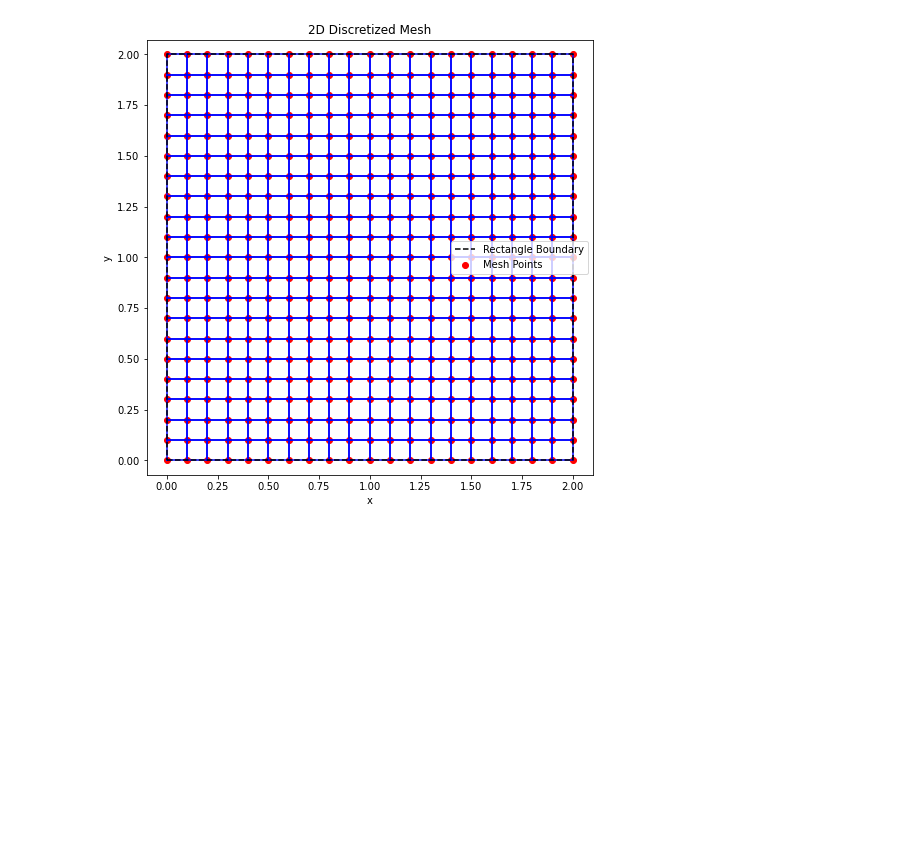
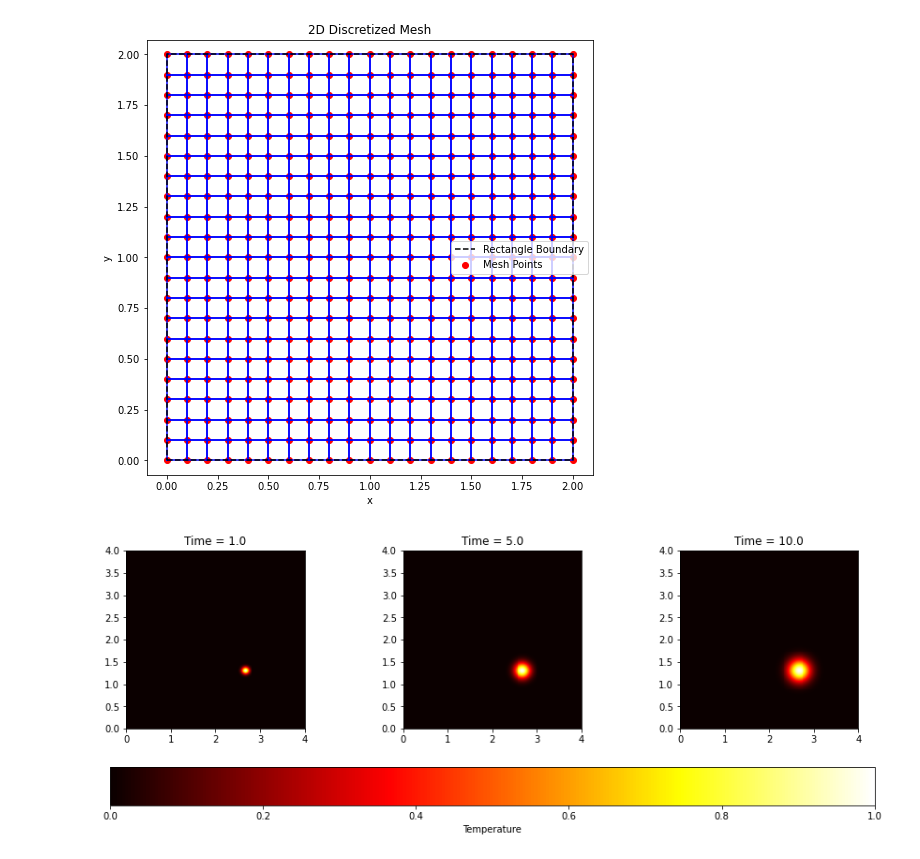
Before and after one commit to maxmandel03/MandelPHYS250FinalProject, a Jupyter notebook: Mandel_Phys250_FinalProject.ipynb, the cells around one changed output. Cells and saved outputs as stored; diff of their text form; code cells hidden in the pictures; blank space fills up the shorter version.

Commit message:
simplified heat eqn sim 2D

```diff
--- a/Mandel_Phys250_FinalProject.ipynb
+++ b/Mandel_Phys250_FinalProject.ipynb
@@ -146,3 +97,91 @@ points, cells = MakeDiscreteCells(2, 2, 0.1)
 VizMesh2D(points, cells)
 # %% [output]
 [figure]
+# %%
+materials = {
+    "aluminum": 0.9,
+    "copper": 0.12,
+    "steel": 0.05,
+}
+
+def SimulateHeatDiffusion(V, C, heat_source_idx, heat_source_temp, material, num_steps=100, snapshot_times=[10, 50, 100], dt=0.1):
+    """
+    Simulates heat diffusion on a 2D rectangular mesh.
+
+    V: List of 2D vertices (points)
+    C: List of rectangular cells (indices into V)
+    heat_source_idx: Index of the cell where heat is applied
+    heat_source_temp: Initial temperature of the heat source
+    material: String representing material type (maps to thermal diffusivity constant)
+    num_steps: Total simulation time steps
+    snapshot_times: List of time steps at which snapshots are taken
+    dt: Time step size
+
+    Returns:
+    snapshots: List of temperature arrays for the specified snapshots
+    """
+
+    # Thermal diffusivity
+    alpha = materials.get(material, 0.1)  # Default if material not found
+
+    # Initialize temperature array
+    temperatures = np.zeros(len(V))  # Temperature at each vertex
+    snapshots = []
+
+    # Set initial temperature at the heat source
+    for vertex_idx in C[heat_source_idx]:
+        temperatures[vertex_idx] = heat_source_temp
+
+    # Simulate heat transfer
+    for step in range(1, num_steps + 1):
+        new_temperatures = temperatures.copy()
+
+        for cell in C:
+            for vertex_idx in cell:
+                # Identify neighbors of this vertex
+                neighbors = [v for v in cell if v != vertex_idx]
+                # Heat diffusion calculation (simplified)
+                new_temperatures[vertex_idx] += alpha * dt * sum(
+                    temperatures[neighbor] - temperatures[vertex_idx] for neighbor in neighbors
+                )
+
+        temperatures = new_temperatures
+
+        # Store snapshots at specified time steps
+        if step in snapshot_times:
+            snapshots.append(temperatures.copy())
+
+    return snapshots
+
+def VizHeatSnapshots(V, C, snapshots, snapshot_times):
+    fig, axes = plt.subplots(1, len(snapshots), figsize=(15, 5))
+
+    for i, (temps, time) in enumerate(zip(snapshots, snapshot_times)):
+        ax = axes[i]
+        for cell in C:
+            # Average temperature of the cell
+            cell_temp = np.mean([temps[v_idx] for v_idx in cell])
+            cell_points = [V[v_idx] for v_idx in cell]
+            polygon = plt.Polygon(cell_points, closed=True, color=plt.cm.hot(cell_temp / max(temps)))
+            ax.add_patch(polygon)
+
+        ax.set_title(f'Time = {time * dt}')
+        ax.set_xlim(0, max(v[0] for v in V))
+        ax.set_ylim(0, max(v[1] for v in V))
+        ax.set_aspect('equal')
+    plt.colorbar(plt.cm.ScalarMappable(cmap='hot'), ax=axes, orientation='horizontal', label='Temperature')
+    plt.show()
+
+# Create mesh
+V, C = MakeDiscreteCells(4, 4, 0.02)
+
+# Simulate heat diffusion
+snapshots = SimulateHeatDiffusion(
+    V, C, heat_source_idx=(int(len(C)/3)), heat_source_temp=100, material="aluminum",
+    num_steps=100, snapshot_times=[10, 50, 100]
+)
+
+# Visualize snapshots
+VizHeatSnapshots(V, C, snapshots, snapshot_times=[10, 50, 100])
+# %% [output]
+[figure, added]
```
Also changed, not shown: parts of 1 cell of this notebook.
